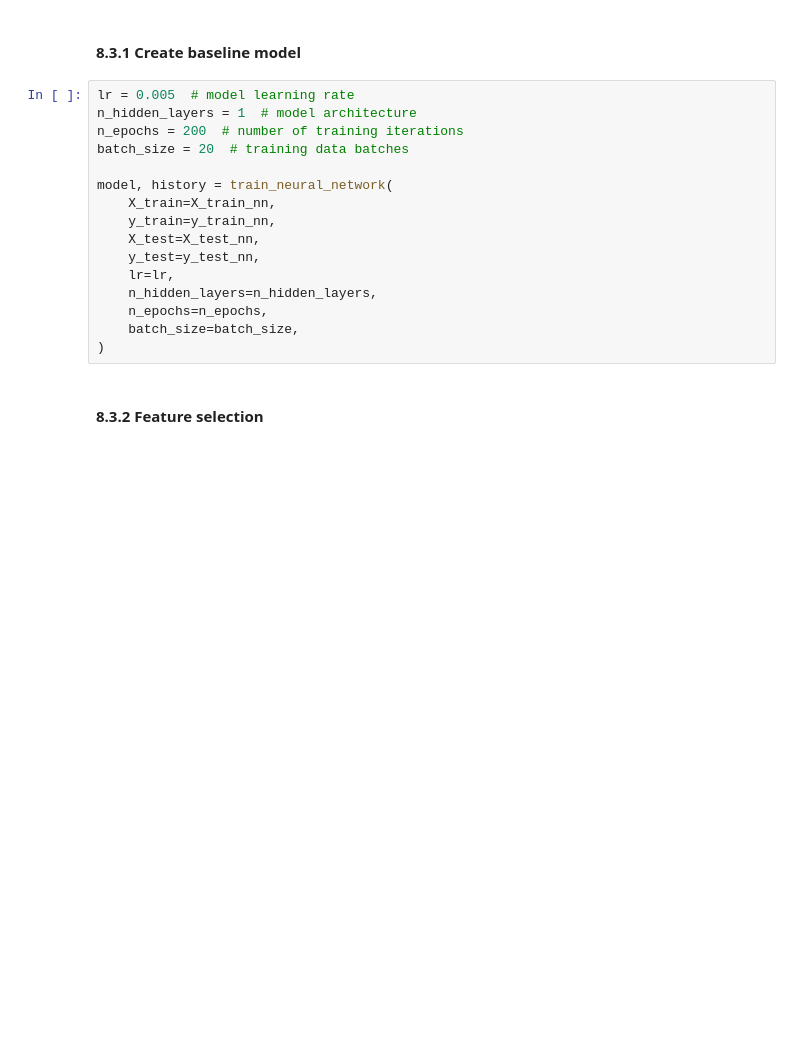
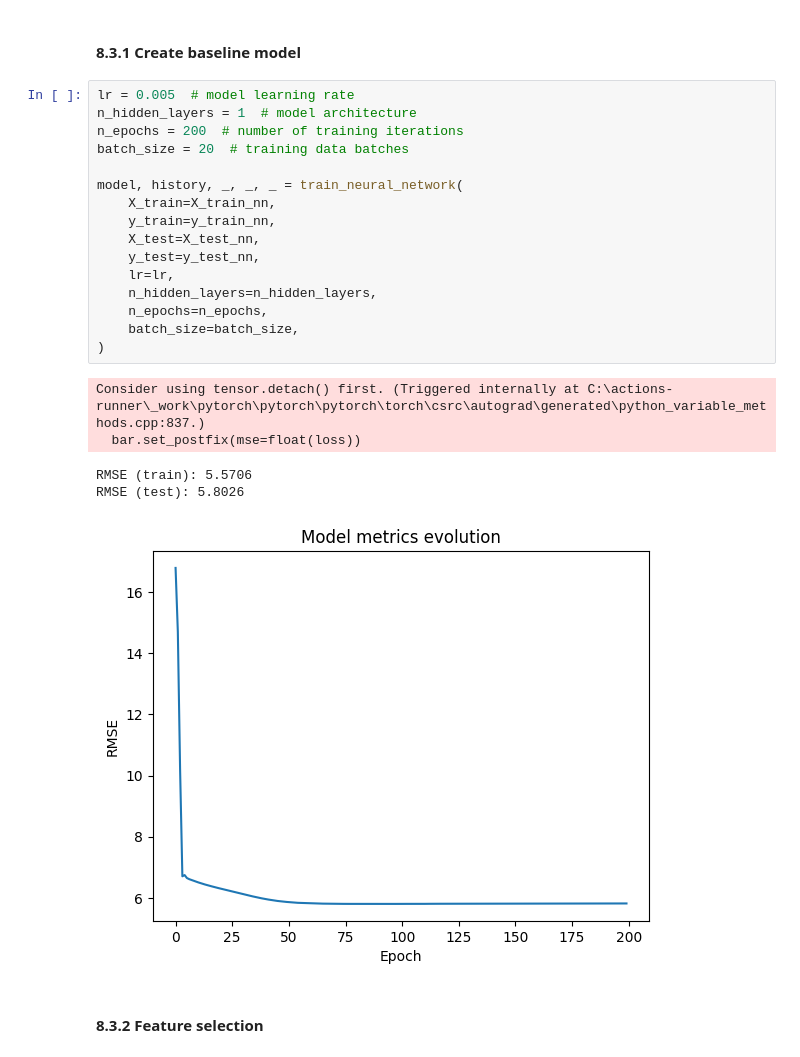
Before and after one commit to mjsilves/project_group_2_fds_202526, a Jupyter notebook: Data_Science_Fundamentals_Project.ipynb, the cells around one changed output. Cells and saved outputs as stored; diff of their text form; blank space fills up the shorter version.

```diff
--- a/Data_Science_Fundamentals_Project.ipynb
+++ b/Data_Science_Fundamentals_Project.ipynb
@@ -1622,19 +1866,25 @@ new_X_test_nn = torch.tensor(new_X_test_scaled, dtype=torch.float32)
 # %%
 lr = 0.005  # model learning rate
 n_hidden_layers = 1  # model architecture
 n_epochs = 200  # number of training iterations
 batch_size = 20  # training data batches
 
-model, history = train_neural_network(
+model, history, _, _, _ = train_neural_network(
     X_train=X_train_nn,
     y_train=y_train_nn,
     X_test=X_test_nn,
     y_test=y_test_nn,
     lr=lr,
     n_hidden_layers=n_hidden_layers,
     n_epochs=n_epochs,
     batch_size=batch_size,
 )
+# %% [output]
+Consider using tensor.detach() first. (Triggered internally at C:\actions-runner\_work\pytorch\pytorch\pytorch\torch\csrc\autograd\generated\python_variable_methods.cpp:837.)
+  bar.set_postfix(mse=float(loss))
+RMSE (train): 5.5706
+RMSE (test): 5.8026
+[figure, added]
 # %% [markdown]
 #### 8.3.2 Feature selection
 # %%
```
Also changed, not shown: parts of 47 cells of this notebook, 3 other files.
